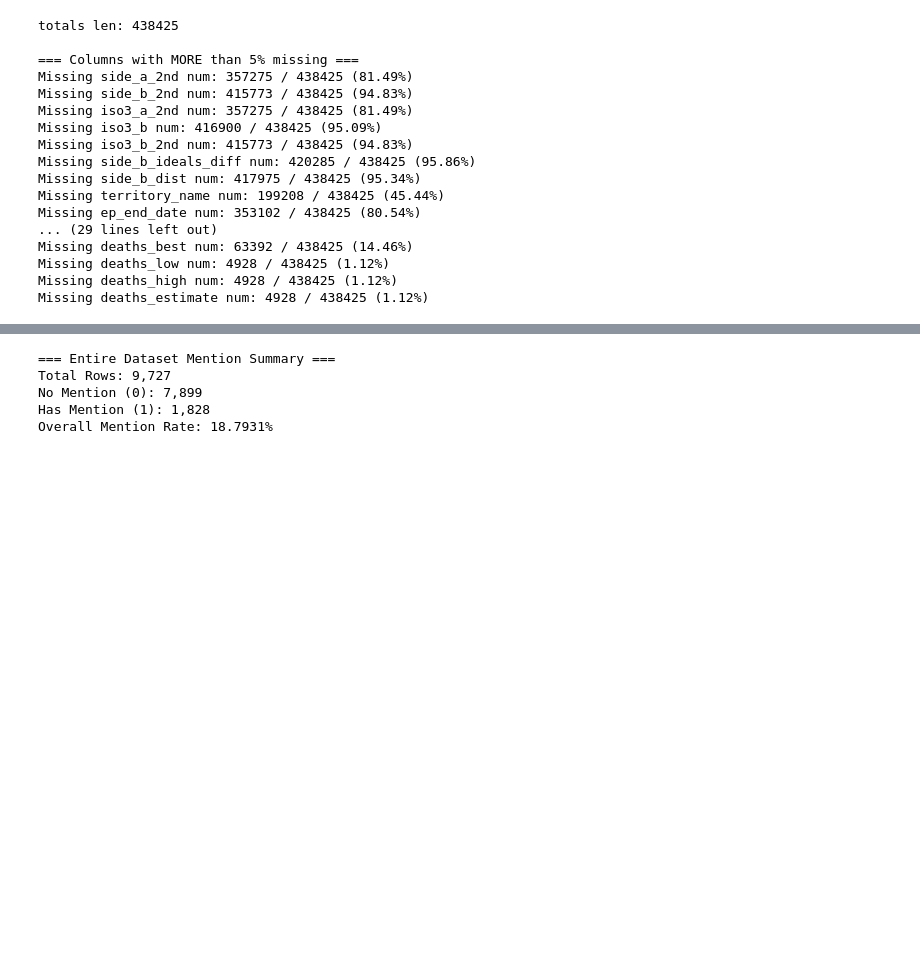
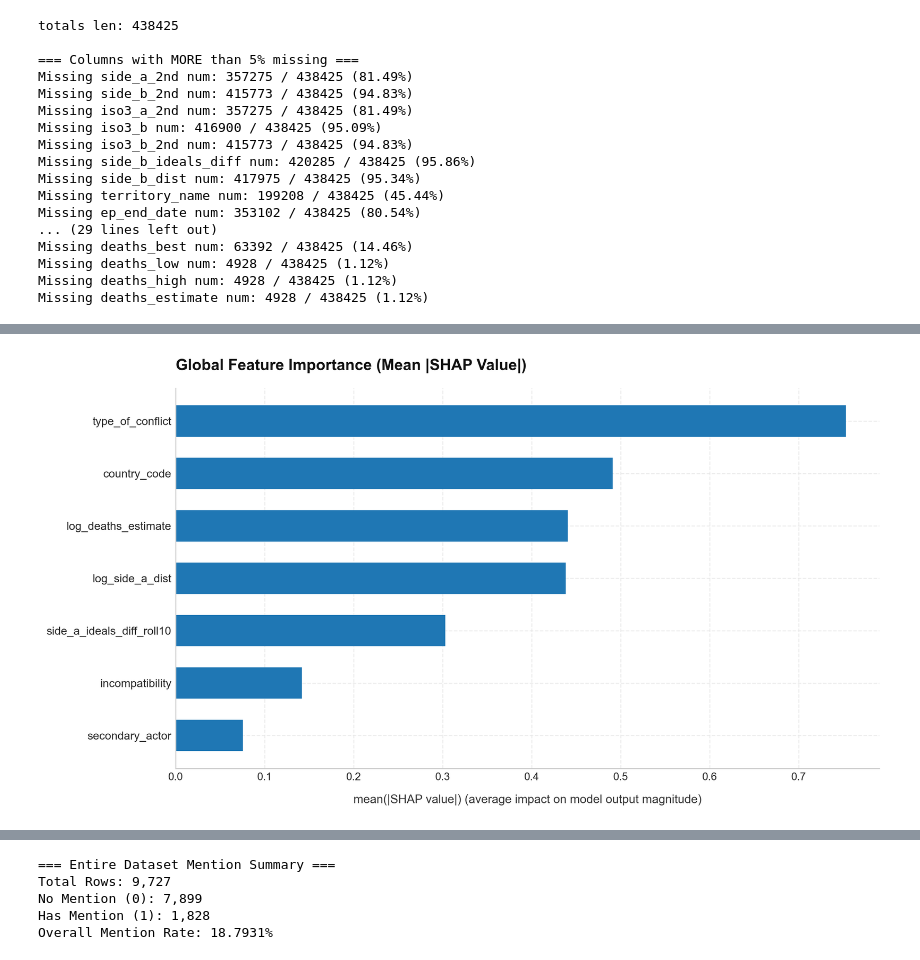
Before and after one commit to semkjaer/fundamentals_of_data_science, a Jupyter notebook: notebooks/prediction.ipynb, the cells around one changed output, grey strips where cells are left out. Cells and saved outputs as stored; diff of their text form; code cells hidden in the pictures; blank space fills up the shorter version.

```diff
--- a/notebooks/prediction.ipynb
+++ b/notebooks/prediction.ipynb
@@ -294,3 +312,79 @@ plt.show()
 # %%
-df.value_counts('type_of_conflict')
+import matplotlib.pyplot as plt
+import numpy as np
+import pandas as pd
+import seaborn as sns
+import xgboost as xgb
+
+# 1. Apply sleek, modern plot styling
+plt.style.use("seaborn-v0_8-whitegrid")
+plt.rcParams.update(
+    {
+        "font.family": "sans-serif",
+        "font.sans-serif": ["Inter", "Helvetica Neue", "Arial"],
+        "axes.edgecolor": "#CCCCCC",
+        "axes.linewidth": 0.8,
+        "grid.color": "#E5E5E5",
+        "grid.linestyle": "--",
+        "grid.alpha": 0.7,
+        "figure.titlesize": 14,
+        "axes.titlesize": 12,
+        "axes.labelsize": 10,
+        "xtick.labelsize": 9,
+        "ytick.labelsize": 9.5,
+    }
+)
+
+# 2. Compute SHAP values via XGBoost C++ Booster core
+dtest = xgb.DMatrix(X_te, enable_categorical=True)
+shap_contribs = model.get_booster().predict(dtest, pred_contribs=True)
+shap_values_matrix = shap_contribs[:, :-1]
+
+# 3. Calculate Mean Absolute SHAP Values per Feature
+mean_abs_shap = np.mean(np.abs(shap_values_matrix), axis=0)
+
+# Create a DataFrame and sort for plotting top features
+shap_df = pd.DataFrame(
+    {"feature": feature_cols, "mean_abs_shap": mean_abs_shap}
+).sort_values(
+    by="mean_abs_shap", ascending=True
+)  # Ascending so highest is at the top of barh
+
+# Select top 7 features for display (similar to max_display=7)
+shap_df_top = shap_df.tail(7)
+
+# 4. Generate Publication-Quality Horizontal Bar Chart
+fig, ax = plt.subplots(figsize=(10, 5.5), dpi=300)
+
+bars = ax.barh(
+    shap_df_top["feature"],
+    shap_df_top["mean_abs_shap"],
+    color="#1F77B4",
+    height=0.6,
+    edgecolor="none",
+)
+
+# 5. Visual Hierarchy Refinements
+plt.title(
+    "Global Feature Importance (Mean |SHAP Value|)",
+    fontsize=13,
+    fontweight="bold",
+    pad=15,
+    loc="left",
+    color="#111111",
+)
+plt.xlabel(
+    "mean(|SHAP value|) (average impact on model output magnitude)",
+    fontsize=10,
+    fontweight="medium",
+    color="#333333",
+    labelpad=10,
+)
+
+# Remove top and right spines
+sns.despine(top=True, right=True, left=False, bottom=False)
+
+# Ensure tight layout prevents text truncation
+plt.tight_layout()
+plt.show()
 # %% [output]
@@ -303 +391,2 @@ Name: count, dtype: int64
+[figure, added]
 # %%
```
Also changed, not shown: parts of 11 cells of this notebook, 4 other files.
